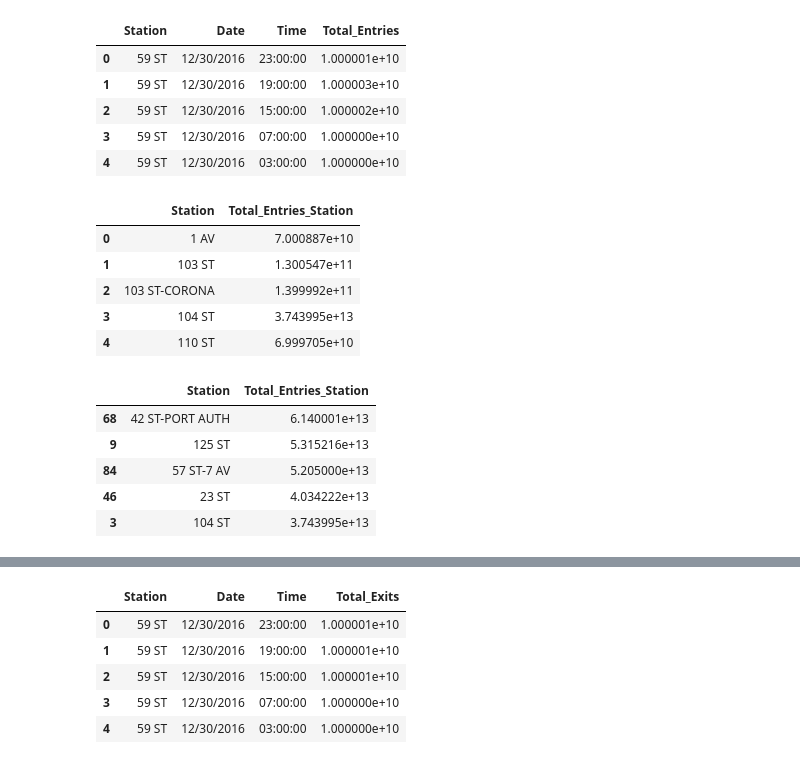
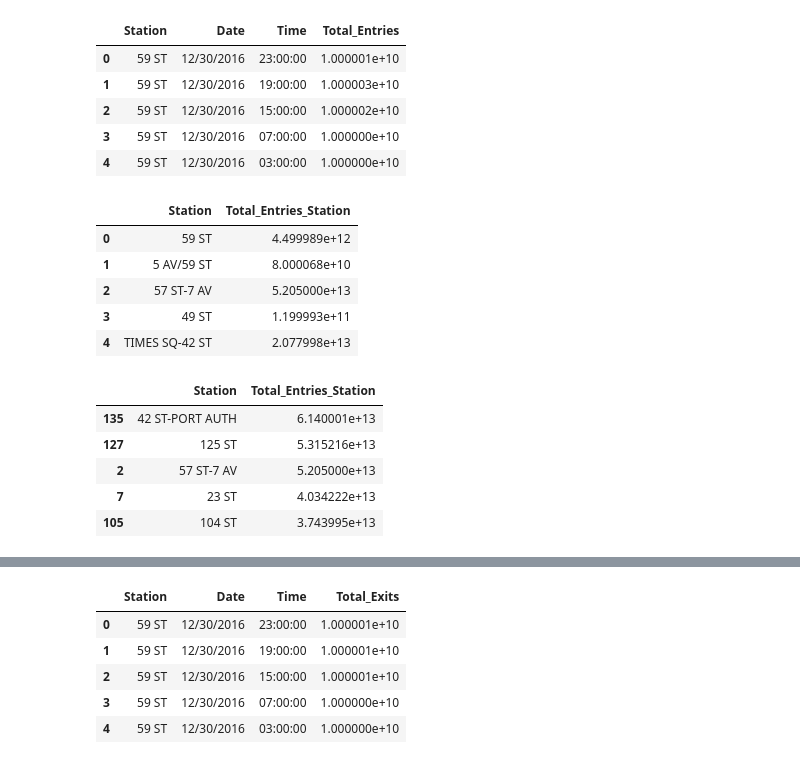
Before and after one commit to SuSu02202020/Final-Project, a Jupyter notebook: turnstile_2014_to_2018.ipynb, the cells around one changed output, grey strips where cells are left out. Drawn from its saved outputs; the diff is of its cells as text; code cells hidden in the pictures.

```diff
--- a/turnstile_2014_to_2018.ipynb
+++ b/turnstile_2014_to_2018.ipynb
@@ -142,7 +142,7 @@ import matplotlib.pyplot as plt
 import seaborn as sns
 # %%
 #Reading CSV file
-df = pd.read_csv("Resources/Turnstile_data/Turnstile_Usage_Data__2016.csv")
+df = pd.read_csv("Resources/Turnstile_data/Turnstile_Usage_Data__2016.csv", low_memory=False)
 df.head(10)
 # %% [output]
 |  | C/A | Unit | SCP | Station | Line Name | Division | Date | Time | Description | Entries | ... |
@@ -195,3 +198,6 @@ df.head()
 | 2 | A002 | R051 | 02-00-00 | 59 ST | NQR456W | BMT | 12/30/2016 | 15:00:00 | REGULAR | 5989931 | ... |
 | 3 | A002 | R051 | 02-00-00 | 59 ST | NQR456W | BMT | 12/30/2016 | 07:00:00 | REGULAR | 5989153 | ... |
 | 4 | A002 | R051 | 02-00-00 | 59 ST | NQR456W | BMT | 12/30/2016 | 03:00:00 | REGULAR | 5989126 | ... |
+# %%
+df.rename(columns = {'Exits                                                     ': 'Exits'}, inplace=True)
+df
@@ -231,3 +256,6 @@ df.head()
 | 2 | A002 | R051 | 02-00-00 | 59 ST | NQR456W | BMT | 12/30/2016 | 15:00:00 | REGULAR | 5989931 | ... |
 | 3 | A002 | R051 | 02-00-00 | 59 ST | NQR456W | BMT | 12/30/2016 | 07:00:00 | REGULAR | 5989153 | ... |
 | 4 | A002 | R051 | 02-00-00 | 59 ST | NQR456W | BMT | 12/30/2016 | 03:00:00 | REGULAR | 5989126 | ... |
+# %%
+df["Total_Traffic_Passengers"]= df['Diff_Entries_Adjusted'] + df['Diff_Exits_Adjusted']
+df
@@ -244,25 +295,25 @@ df1.head()
 | 4 | 59 ST | 12/30/2016 | 03:00:00 | 1.000000e+10 |
 # %%
 #Entries = Grouping per station the total number of passengers
-df2 = df1.groupby(["Station"], sort=True)["Total_Entries"].sum().reset_index(name ='Total_Entries_Station')
-df2.head()
+df2_a= df1.groupby(["Station"], sort= False)["Total_Entries"].sum().reset_index(name ='Total_Entries_Station')
+df2_a.head()
 # %% [output]
 |  | Station | Total_Entries_Station |
-| 0 | 1 AV | 7.000887e+10 |
-| 1 | 103 ST | 1.300547e+11 |
-| 2 | 103 ST-CORONA | 1.399992e+11 |
-| 3 | 104 ST | 3.743995e+13 |
-| 4 | 110 ST | 6.999705e+10 |
+| 0 | 59 ST | 4.499989e+12 |
+| 1 | 5 AV/59 ST | 8.000068e+10 |
+| 2 | 57 ST-7 AV | 5.205000e+13 |
+| 3 | 49 ST | 1.199993e+11 |
+| 4 | TIMES SQ-42 ST | 2.077998e+13 |
 # %%
 #Sorting in descending order the Total of Entries per Station
-df2 = df2.sort_values(by='Total_Entries_Station', ascending=False)
-df2.head()
+df2_aa = df2_a.sort_values(by='Total_Entries_Station', ascending=False)
+df2_aa.head()
 # %% [output]
 |  | Station | Total_Entries_Station |
-| 68 | 42 ST-PORT AUTH | 6.140001e+13 |
-| 9 | 125 ST | 5.315216e+13 |
-| 84 | 57 ST-7 AV | 5.205000e+13 |
-| 46 | 23 ST | 4.034222e+13 |
-| 3 | 104 ST | 3.743995e+13 |
+| 135 | 42 ST-PORT AUTH | 6.140001e+13 |
+| 127 | 125 ST | 5.315216e+13 |
+| 2 | 57 ST-7 AV | 5.205000e+13 |
+| 7 | 23 ST | 4.034222e+13 |
+| 105 | 104 ST | 3.743995e+13 |
 # %%
 #Plotting the 10 Busiest Stations
```
Also changed, not shown: parts of 15 cells of this notebook, 17 other files.
